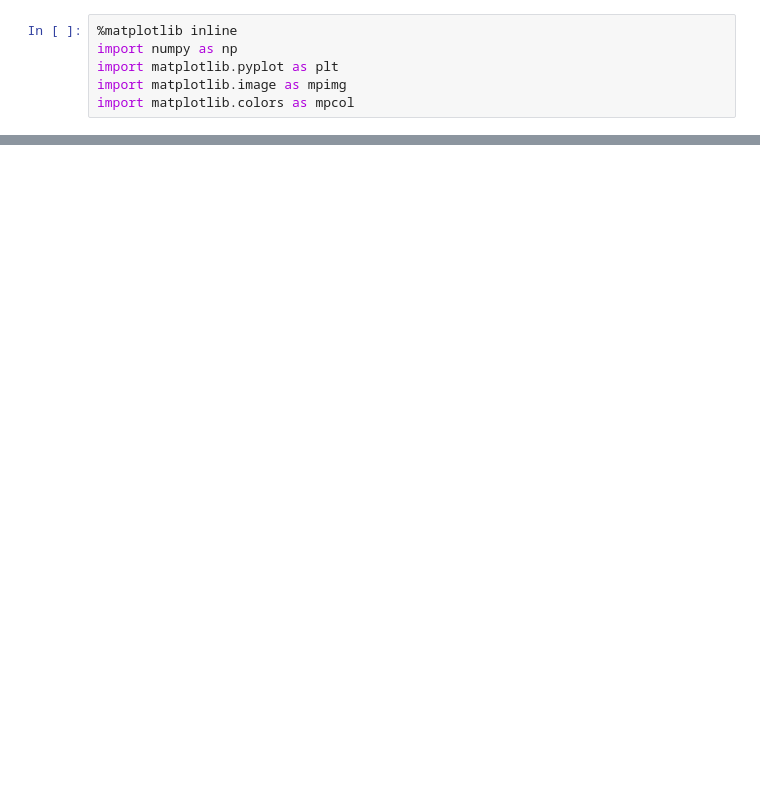
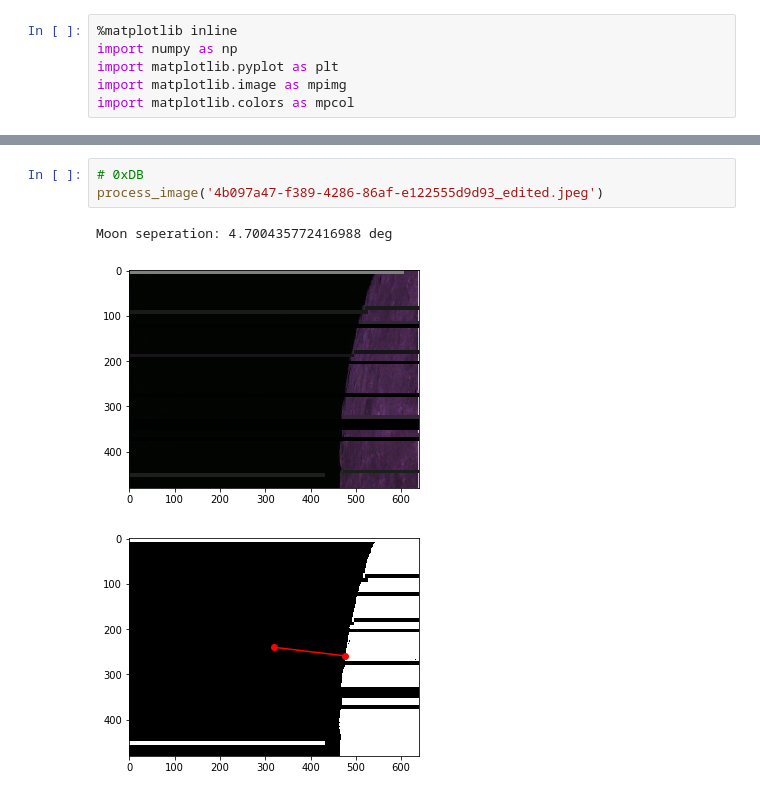
Before and after one commit to daniestevez/jupyter_notebooks, a Jupyter notebook: dslwp/June 30 image analysis.ipynb, the cells around one changed output, grey strips where cells are left out. Saved outputs shown, nothing was run; the diff lists cells and outputs as text; blank space fills up the shorter version.

```diff
--- a/dslwp/June 30 image analysis.ipynb
+++ b/dslwp/June 30 image analysis.ipynb
@@ -42,0 +48,7 @@ moon_separation
+# %%
+# 0xDB
+process_image('4b097a47-f389-4286-86af-e122555d9d93_edited.jpeg')
+# %% [output]
+Moon seperation: 4.700435772416988 deg
+[figure, added]
+[figure, added]
```
Also changed, not shown: parts of 10 cells of this notebook, 7 other files.
